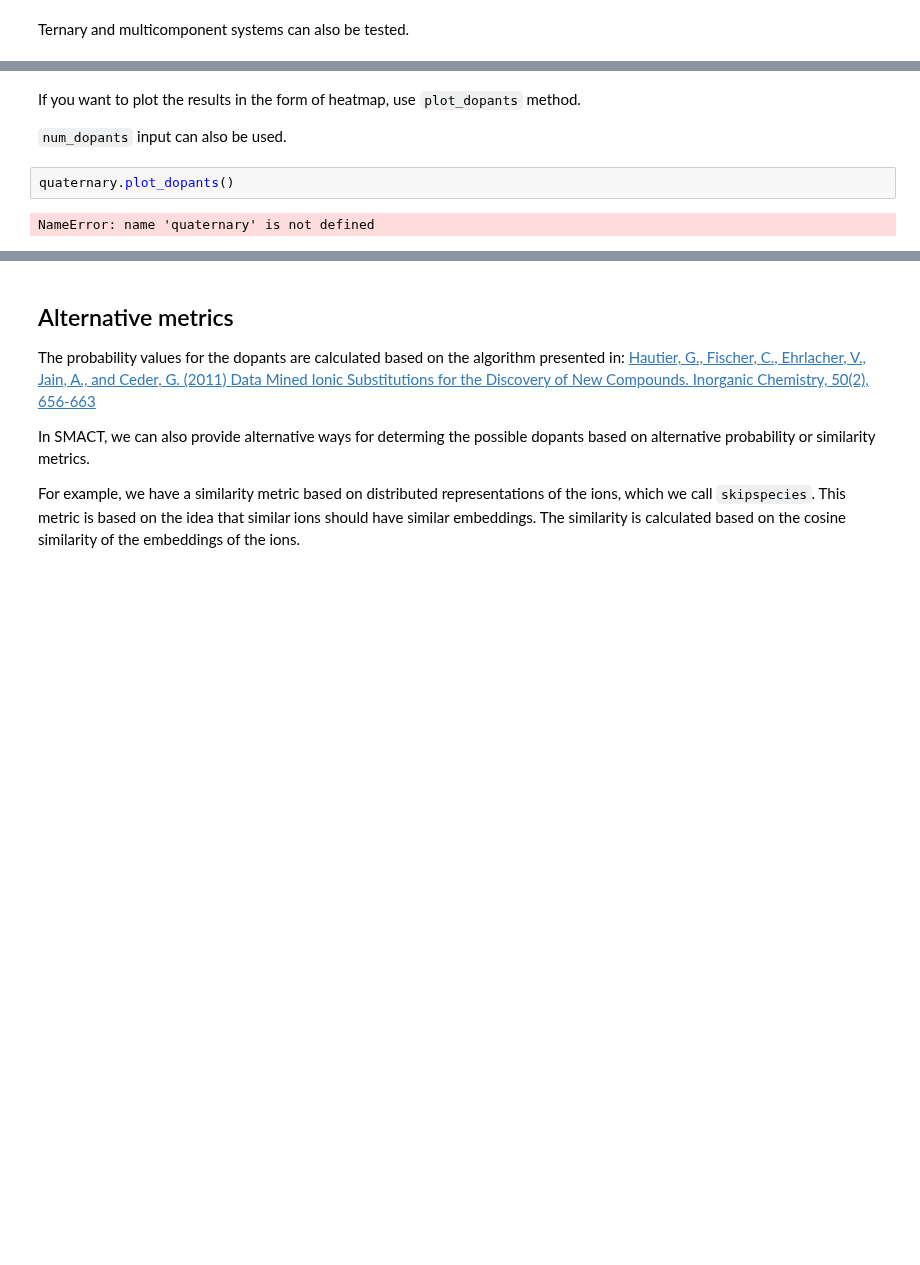
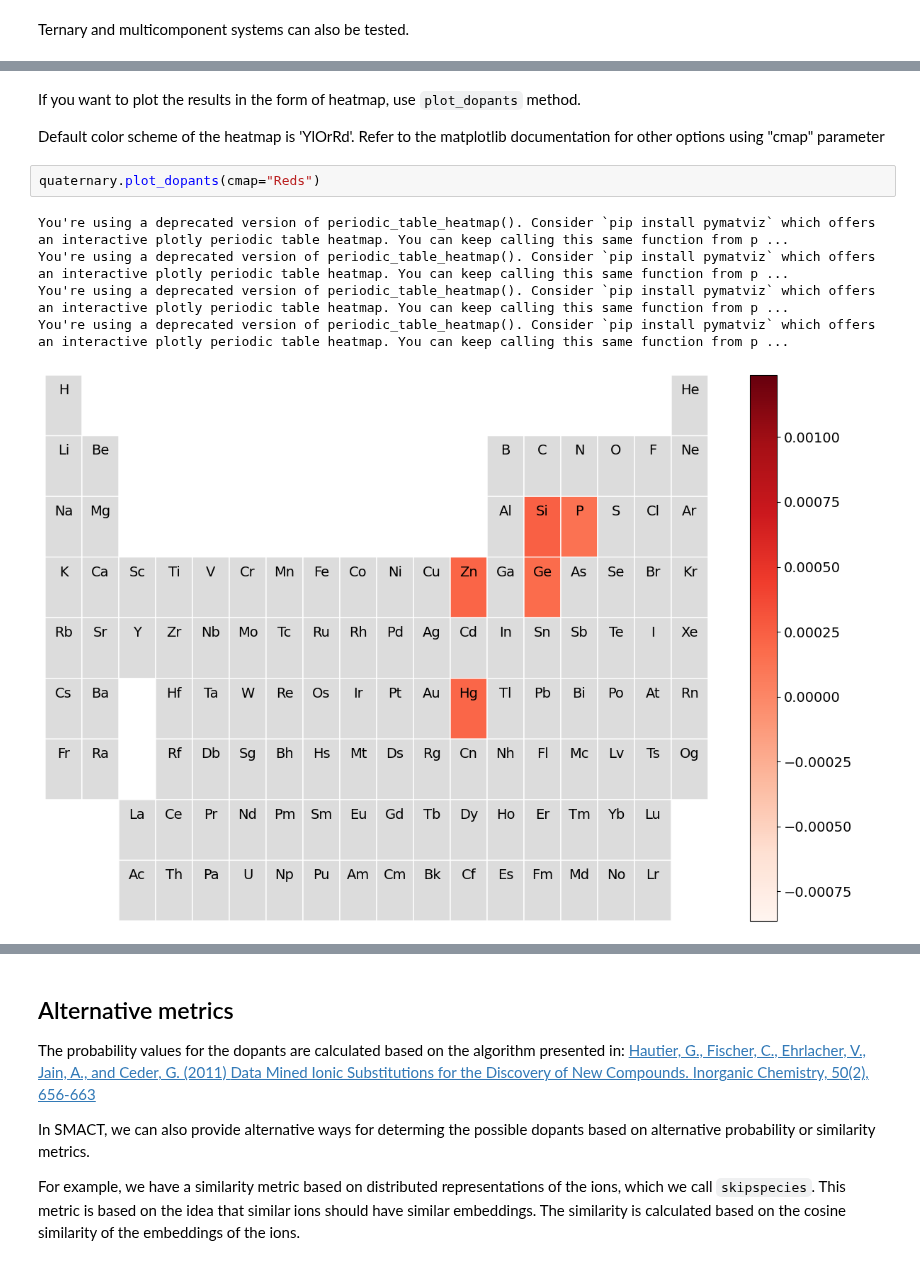
Before and after one commit to WMD-group/SMACT, a Jupyter notebook: examples/Dopant_Prediction/doper_example.ipynb, the cells around one changed output, grey strips where cells are left out. Cells and saved outputs as stored; diff of their text form; blank space fills up the shorter version.

Commit message:
Update example notebook to show cmap option

```diff
--- a/examples/Dopant_Prediction/doper_example.ipynb
+++ b/examples/Dopant_Prediction/doper_example.ipynb
@@ -46,8 +100,12 @@ quaternary.get_dopants()
 # %% [markdown]
 If you want to plot the results in the form of heatmap, use `plot_dopants` method.
 
-`num_dopants` input can also be used.
+Default color scheme of the heatmap is 'YlOrRd'. Refer to the matplotlib documentation for other options using "cmap" parameter
 # %%
-quaternary.plot_dopants()
+quaternary.plot_dopants(cmap="Reds")
 # %% [output]
-NameError: name 'quaternary' is not defined
+You're using a deprecated version of periodic_table_heatmap(). Consider `pip install pymatviz` which offers an interactive plotly periodic table heatmap. You can keep calling this same function from p ...
+You're using a deprecated version of periodic_table_heatmap(). Consider `pip install pymatviz` which offers an interactive plotly periodic table heatmap. You can keep calling this same function from p ...
+You're using a deprecated version of periodic_table_heatmap(). Consider `pip install pymatviz` which offers an interactive plotly periodic table heatmap. You can keep calling this same function from p ...
+You're using a deprecated version of periodic_table_heatmap(). Consider `pip install pymatviz` which offers an interactive plotly periodic table heatmap. You can keep calling this same function from p ...
+[figure, added]
```
Also changed, not shown: parts of 4 cells of this notebook.
